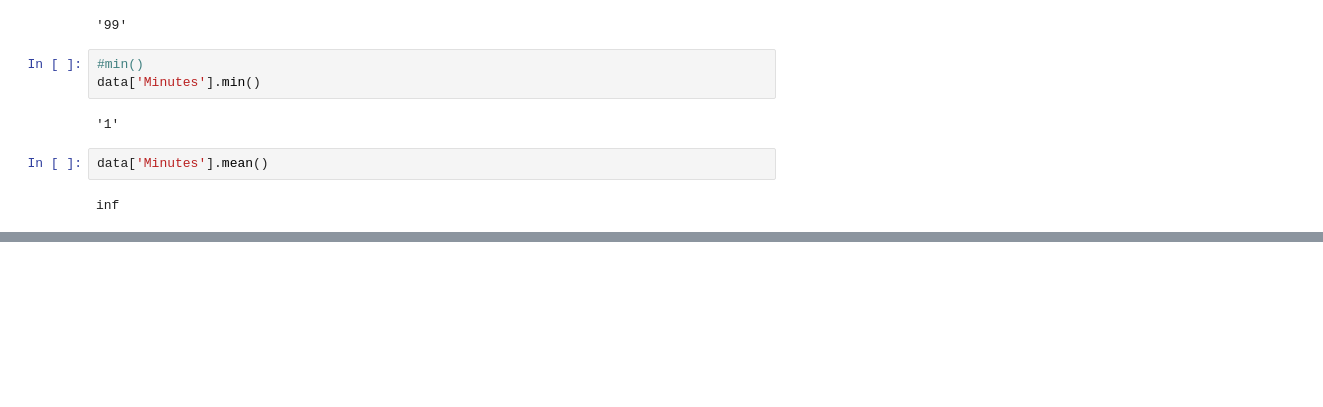
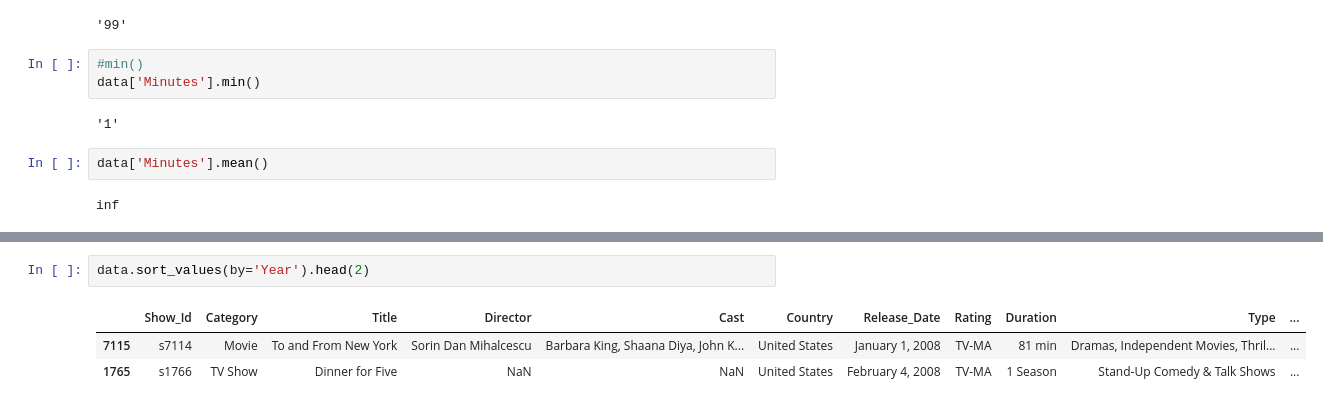
Before and after one commit to Rishiraj-singh7/ott-platform--dataset, a Jupyter notebook: main.ipynb, the cells around one changed output, grey strips where cells are left out. Saved outputs shown, nothing was run; the diff lists cells and outputs as text; blank space fills up the shorter version.

```diff
--- a/main.ipynb
+++ b/main.ipynb
@@ -554,0 +600,6 @@ inf
+# %%
+data.sort_values(by='Year').head(2)
+# %% [output]
+|  | Show_Id | Category | Title | Director | Cast | Country | Release_Date | Rating | Duration | Type | ... |
+| 7115 | s7114 | Movie | To and From New York | Sorin Dan Mihalcescu | Barbara King, Shaana Diya, John K... | United States | January 1, 2008 | TV-MA | 81 min | Dramas, Independent Movies, Thril... | ... |
+| 1765 | s1766 | TV Show | Dinner for Five | NaN | NaN | United States | February 4, 2008 | TV-MA | 1 Season | Stand-Up Comedy & Talk Shows | ... |
```
Also changed, not shown: parts of 14 cells of this notebook.
